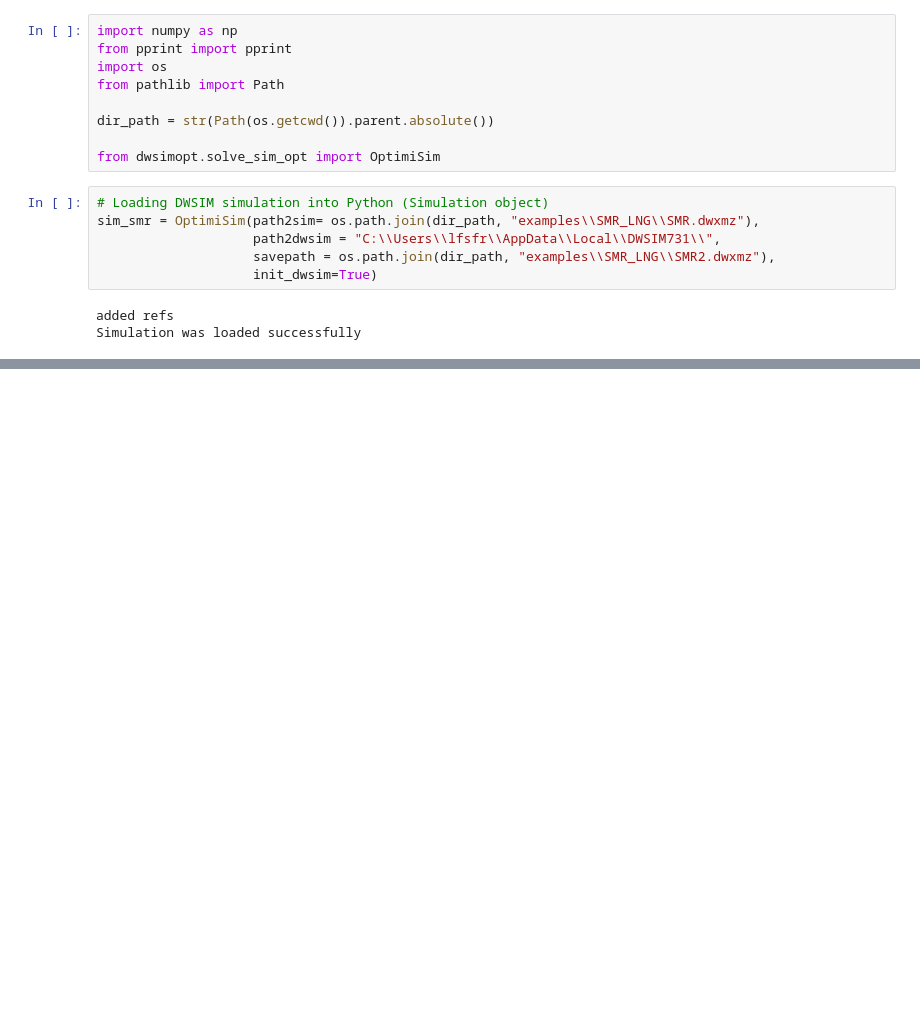
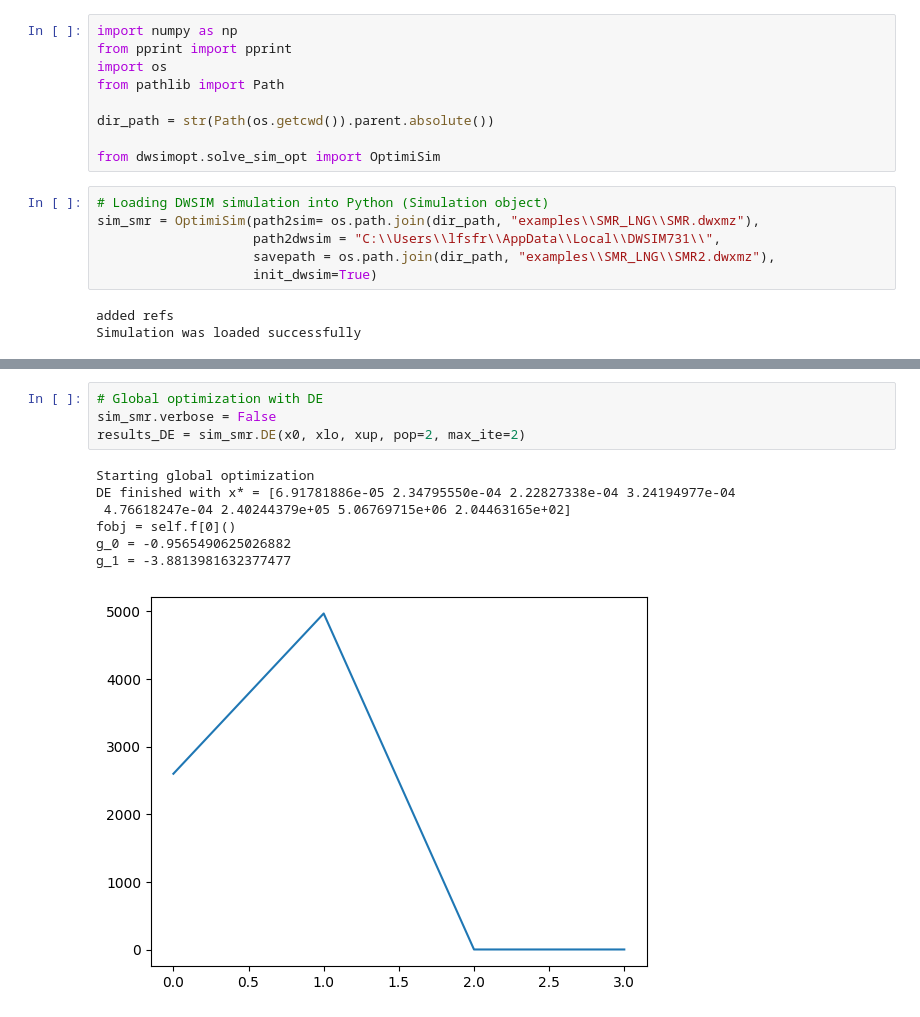
Before and after one commit to lf-santos/dwsimopt, a Jupyter notebook: examples/example_v0.2.ipynb, the cells around one changed output, grey strips where cells are left out. Saved outputs shown, nothing was run; the diff lists cells and outputs as text; blank space fills up the shorter version.

```diff
--- a/examples/example_v0.2.ipynb
+++ b/examples/example_v0.2.ipynb
@@ -136,0 +157,12 @@ g_1 = -3.068492499310267
+# %%
+# Global optimization with DE
+sim_smr.verbose = False
+results_DE = sim_smr.DE(x0, xlo, xup, pop=2, max_ite=2)
+# %% [output]
+Starting global optimization
+DE finished with x* = [6.91781886e-05 2.34795550e-04 2.22827338e-04 3.24194977e-04
+ 4.76618247e-04 2.40244379e+05 5.06769715e+06 2.04463165e+02]
+fobj = self.f[0]()
+g_0 = -0.9565490625026882
+g_1 = -3.8813981632377477
+[figure, added]
```
Also changed, not shown: parts of 6 cells of this notebook, 10 other files.
